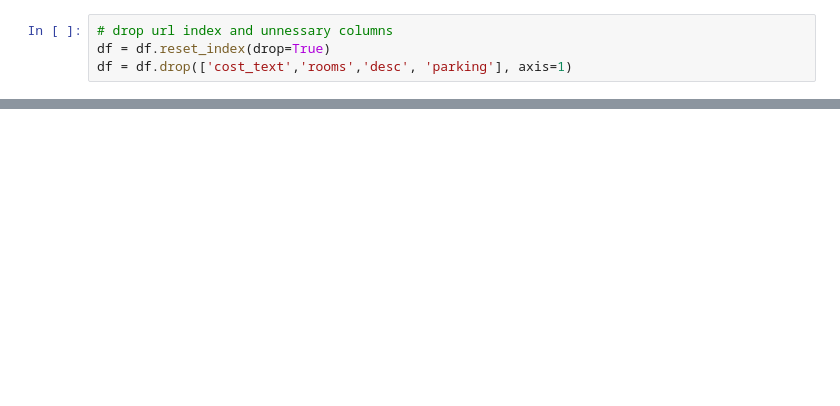
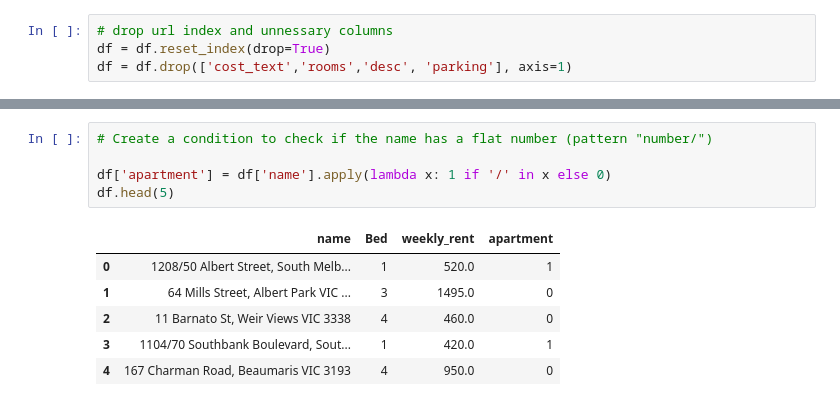
Before and after one commit to MAST30034-AppliedDataScience/project-2-group-real-estate-industry-project-16, a Jupyter notebook: notebooks/read_data.ipynb, the cells around one changed output, grey strips where cells are left out. Drawn from its saved outputs; the diff is of its cells as text; blank space fills up the shorter version.

```diff
--- a/notebooks/read_data.ipynb
+++ b/notebooks/read_data.ipynb
@@ -89,0 +124,12 @@ df
+# %%
+# Create a condition to check if the name has a flat number (pattern "number/")
+
+df['apartment'] = df['name'].apply(lambda x: 1 if '/' in x else 0)
+df.head(5)
+# %% [output]
+|  | name | Bed | weekly_rent | apartment |
+| 0 | 1208/50 Albert Street, South Melb... | 1 | 520.0 | 1 |
+| 1 | 64 Mills Street, Albert Park VIC ... | 3 | 1495.0 | 0 |
+| 2 | 11 Barnato St, Weir Views VIC 3338 | 4 | 460.0 | 0 |
+| 3 | 1104/70 Southbank Boulevard, Sout... | 1 | 420.0 | 1 |
+| 4 | 167 Charman Road, Beaumaris VIC 3193 | 4 | 950.0 | 0 |
```
Also changed, not shown: parts of 8 cells of this notebook.
